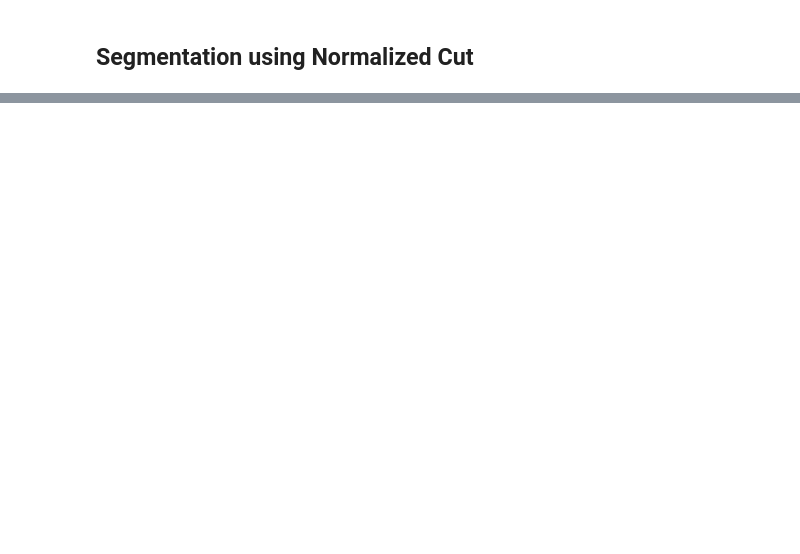
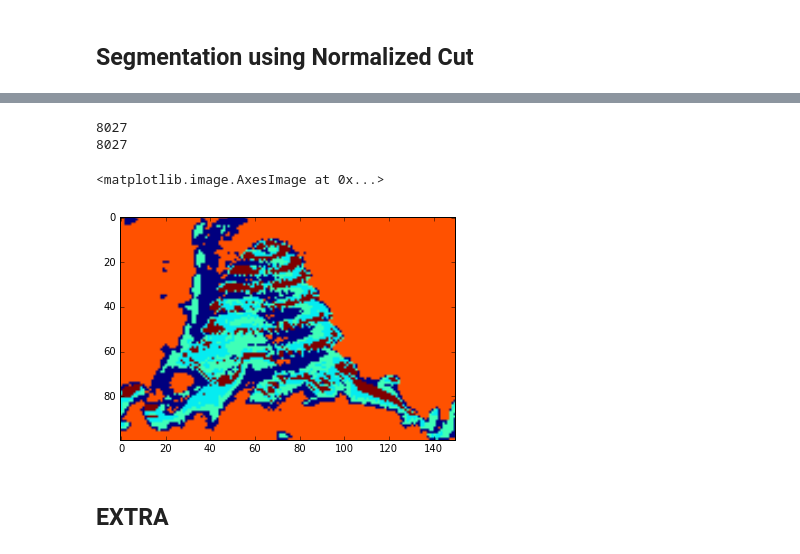
Before and after one commit to MohamedEsssam/Image-Segmentation, a Jupyter notebook: Image Segmentation.ipynb, the cells around one changed output, grey strips where cells are left out. Cells and saved outputs as stored; diff of their text form; code cells hidden in the pictures; blank space fills up the shorter version.

```diff
--- a/Image Segmentation.ipynb
+++ b/Image Segmentation.ipynb
@@ -275,0 +527,2 @@ Y_matrix = spectral_clustring_kNN_similarity(5, KNN_similarity_matrix, data_set)
+# %%
+clusters, cluster_colors = k_means(5, data_set)
@@ -275,0 +547,26 @@ Y_matrix = spectral_clustring_kNN_similarity(5, KNN_similarity_matrix, data_set)
+# %%
+pixil_color_map = {}
+for i in range(len(clusters)):
+    for point in clusters[i]:
+        pixil_color_map.update({str(point) : cluster_color[i]})
+
+print(len(pixil_color_map))
+
+
+image_pixels = []
+for i in range(len(data_set)):
+    #RGB = pixil_color_map.get(str(val_set[i]))
+    RGB = pixil_color_map.setdefault(str(data_set[i]), [0, 0, 0])
+    image_pixels.append(RGB[0] * 256**2 + RGB[1]*256 + RGB[2])
+
+
+print(len(pixil_color_map))
+cluster_color_image = (np.array(image_pixels)).reshape((100, 150))
+plt.imshow(cluster_color_image)
+# %% [output]
+8027
+8027
+<matplotlib.image.AxesImage at 0x...>
+[figure, added]
+# %% [markdown]
+## EXTRA
```
Also changed, not shown: parts of 44 cells of this notebook.
